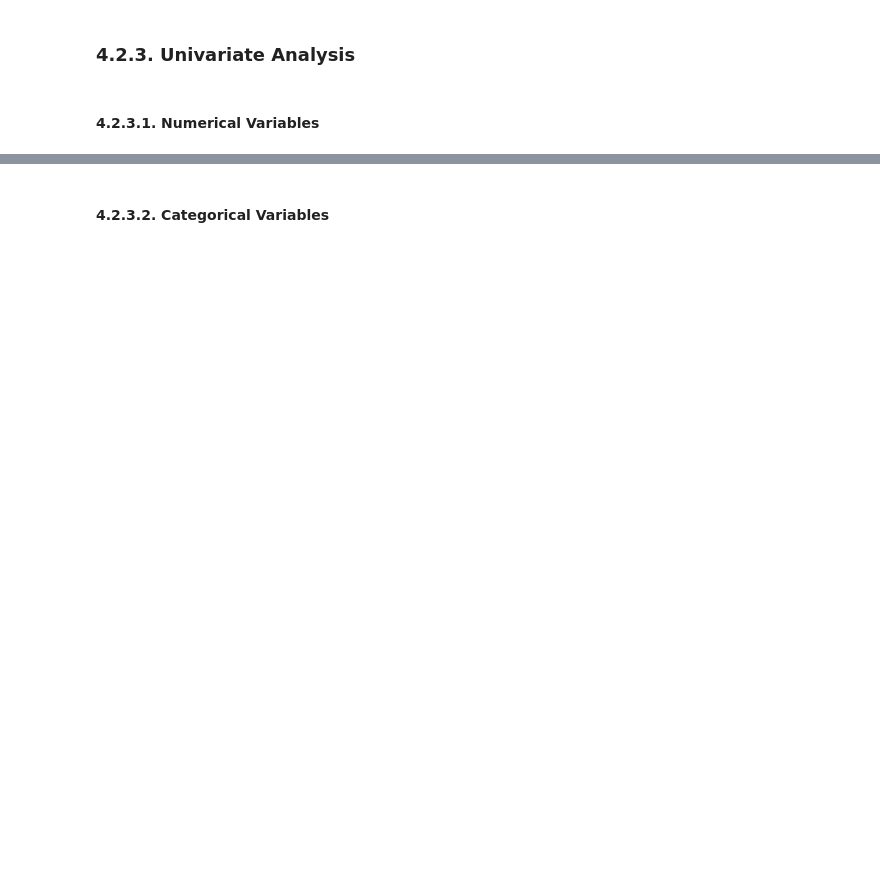
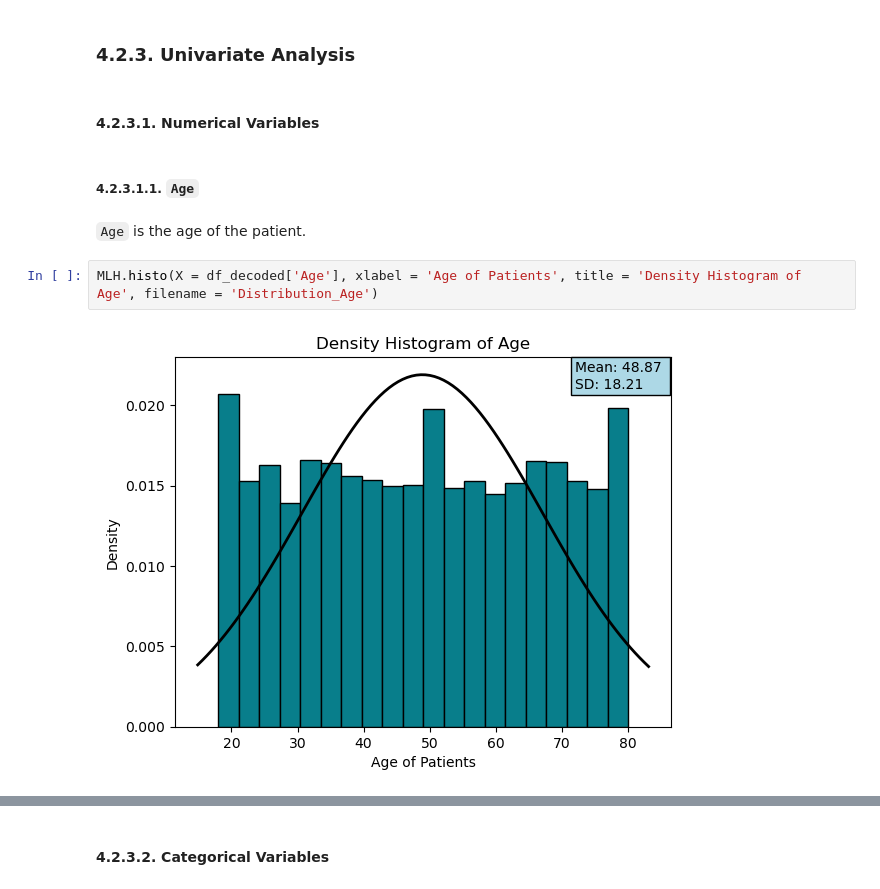
Before and after one commit to SMemic4/Schizophrenia-, a Jupyter notebook: notebooks/schizophrenia.ipynb, the cells around one changed output, grey strips where cells are left out. Saved outputs shown, nothing was run; the diff lists cells and outputs as text; blank space fills up the shorter version.

```diff
--- a/notebooks/schizophrenia.ipynb
+++ b/notebooks/schizophrenia.ipynb
@@ -163,3 +315,11 @@ col_dict = {'Gender': {0: 'Female', 1: 'Male'},
 ### 4.2.3. Univariate Analysis
 # %% [markdown]
 #### 4.2.3.1. Numerical Variables
+# %% [markdown]
+##### 4.2.3.1.1. `Age`
+# %% [markdown]
+`Age` is the age of the patient.
+# %%
+MLH.histo(X = df_decoded['Age'], xlabel = 'Age of Patients', title = 'Density Histogram of Age', filename = 'Distribution_Age')
+# %% [output]
+[figure, added]
```
Also changed, not shown: parts of 112 cells of this notebook, 29 other files.
